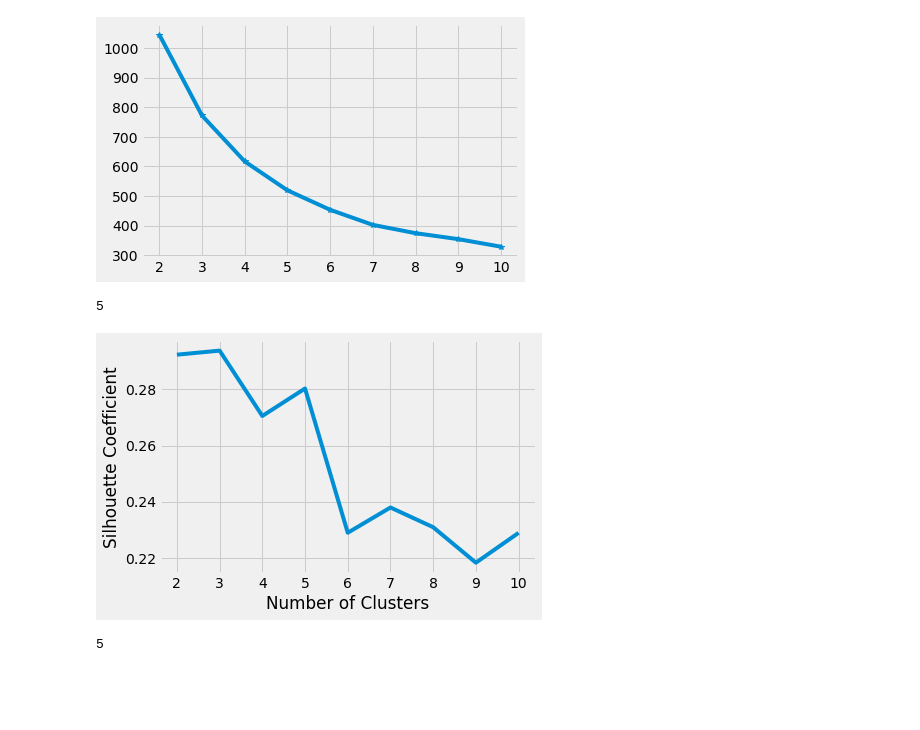
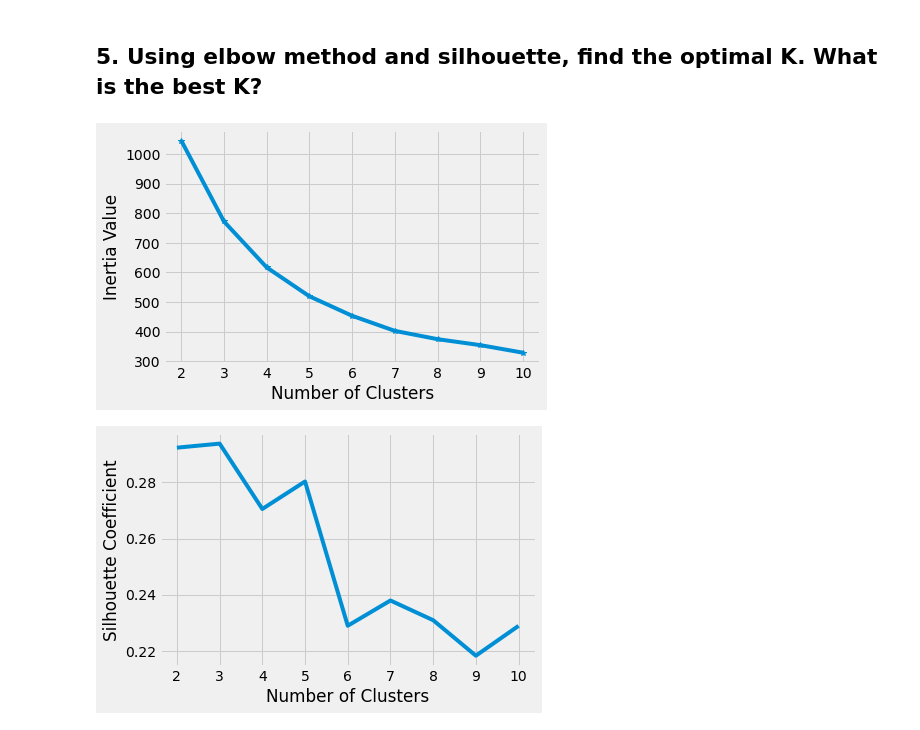
Before and after one commit to hoangqwe159/data-mining-tasks, a Jupyter notebook: assignment2.ipynb, the cells around one changed output. Drawn from its saved outputs; the diff is of its cells as text; code cells hidden in the pictures; blank space fills up the shorter version.

```diff
--- a/assignment2.ipynb
+++ b/assignment2.ipynb
@@ -17,0 +36,15 @@ Outlier Check: There are 4 outlier instances in our area columns but the questio
+# %%
+df = pd.read_csv('forestfires.csv', na_filter=False)
+
+print('Number of mising values: ', df.isna().sum().sum())
+
+num_columns = df.select_dtypes(exclude='object').columns.tolist()
+plt.figure(figsize=(18,40))
+for i,col in enumerate(num_columns,1):
+    plt.subplot(8,4,i)
+    sns.kdeplot(df[col],color='g',shade=True)
+
+plt.tight_layout()
+plt.show()
+num_data = df[num_columns]
+pd.DataFrame(data=[num_data.skew(),num_data.kurtosis()],index=['skewness','kurtosis'])
@@ -110,45 +160,59 @@ Name: Cluster_ID, dtype: int64
+# %% [markdown]
+## 5. Using elbow method and silhouette, find the optimal K. What is the best K?
 # %%
+df_log = df.copy()
+
+# Apply log transform to area column
+columns_to_log_transform = ['area']
+
+for col in columns_to_log_transform:
+    df_log[col] = df_log[col].apply(lambda x: x + 1)
+    df_log[col] = df_log[col].apply(np.log)
+
+
+# Convert data frame to matrix
+X = df_log.values
+
+# Scaling
+scaler = StandardScaler()
+X = scaler.fit_transform(X)
+
+# Set the random state. different random state seeds might result in different centroids locations
+rs = 42
+
 # list to save the clusters and cost
 clusters = []
 inertia_vals = []
 silhouette_coefficients = []
-from sklearn.metrics import silhouette_score
 
 
 # this whole process should take a while
 for k in range(2, 11):
     # train clustering with the specified K
     model = KMeans(n_clusters=k, random_state=rs, n_jobs=10)
     model.fit(X)
     score = silhouette_score(X, model.labels_)
     silhouette_coefficients.append(score)
 
     # append model to cluster list
     clusters.append(model)
     inertia_vals.append(model.inertia_)
 
 plt.plot(range(2,11), inertia_vals, marker='*')
 plt.xticks(range(2, 11))
+plt.xlabel("Number of Clusters")
+plt.ylabel("Inertia Value")
 plt.show()
-from kneed import KneeLocator, DataGenerator as dg
 
-kl = KneeLocator(
- range(2, 11), inertia_vals, curve="convex", direction="decreasing"
-   )
 
-print(kl.elbow)
 
 # A list holds the silhouette coefficients for each k
 plt.style.use("fivethirtyeight")
 plt.plot(range(2, 11), silhouette_coefficients)
 plt.xticks(range(2, 11))
 plt.xlabel("Number of Clusters")
 plt.ylabel("Silhouette Coefficient")
 plt.show()
-
-print(kl.elbow)
 # %% [output]
-[figure, old version]
+[figure, new version]
-5
 [figure]
-5
```
Also changed, not shown: parts of 25 cells of this notebook, 2 other files.
